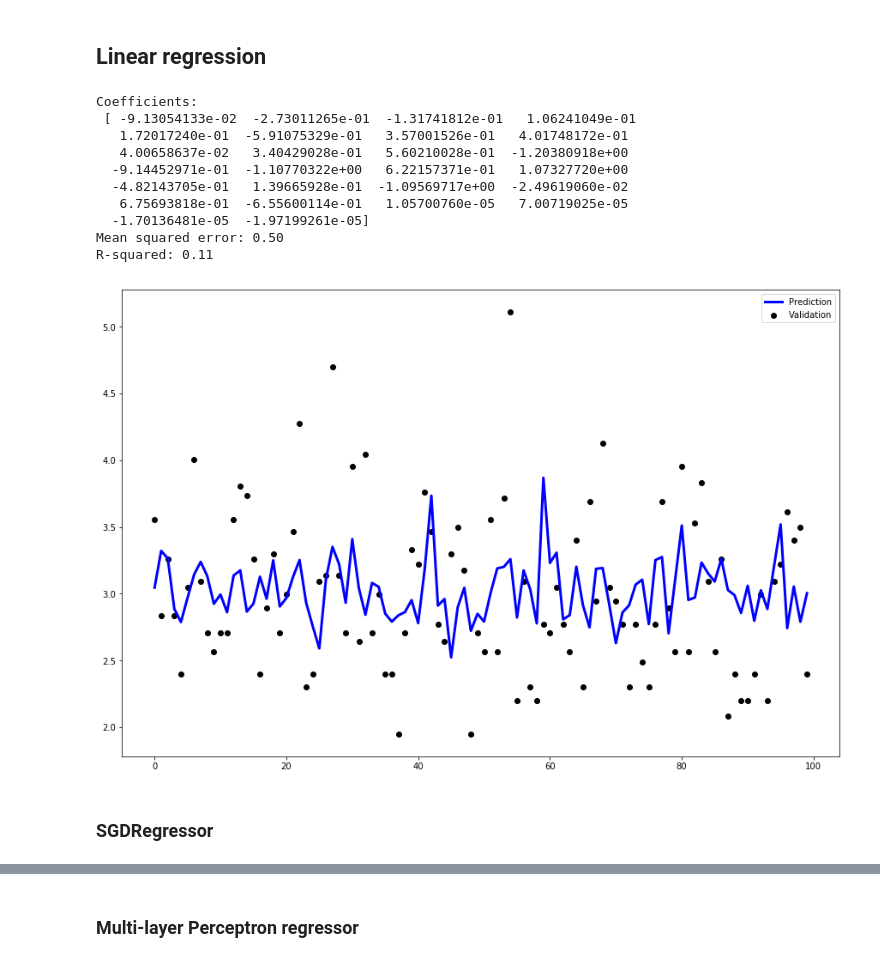
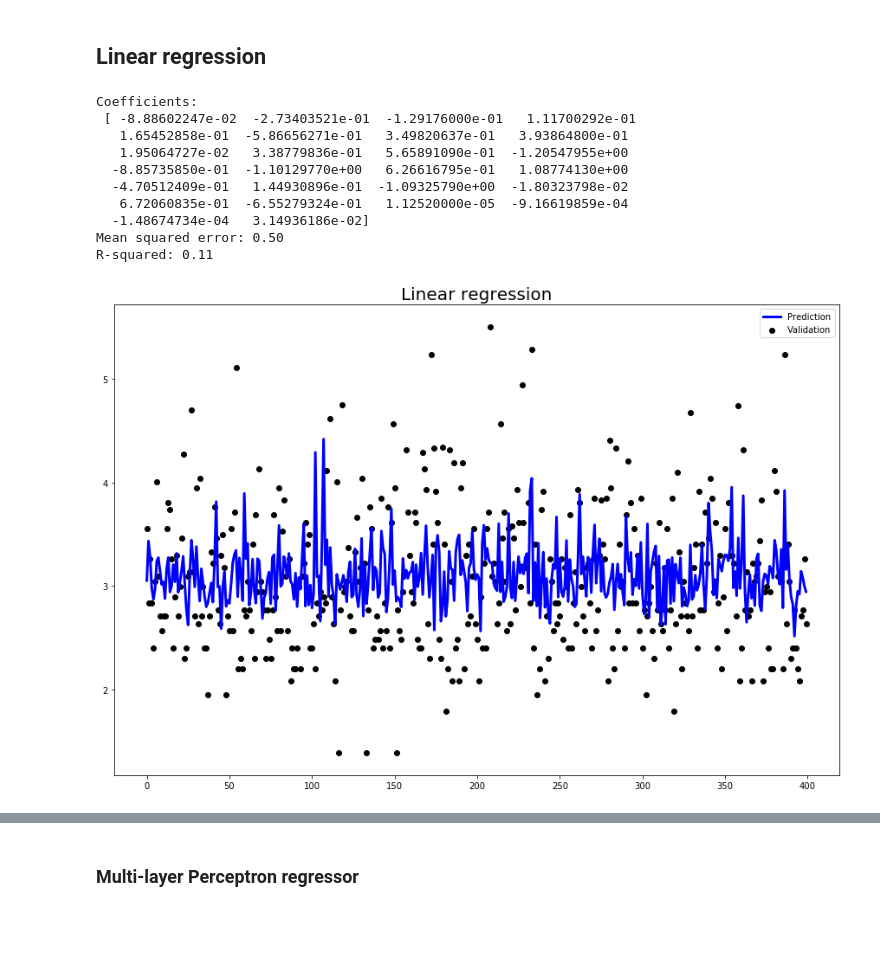
Before and after one commit to vlapparov/NLP-Prediction-Python-Project, a Jupyter notebook: Prediction part.ipynb, the cells around one changed output, grey strips where cells are left out. Drawn from its saved outputs; the diff is of its cells as text; code cells hidden in the pictures; blank space fills up the shorter version.

```diff
--- a/Prediction part.ipynb
+++ b/Prediction part.ipynb
@@ -68 +74,12 @@ Handling categorical variables for train set...
 Finished!
+# %%
+# Main category
+
+print("Handling categorical variables for 'main_cat'...")
+lbl_enc_main_cat = LabelEncoder()
+
+lbl_enc_main_cat.fit(np.hstack([train.main_cat, test.main_cat]))
+train['main_category'] = lbl_enc_main_cat.transform(train.main_cat)
+test['main_category'] = lbl_enc_main_cat.transform(test.main_cat)
+
+print("Finished!")
@@ -69,14 +89,12 @@ Finished!
 # %%
-# Validation set
-print("Handling categorical variables for test set...")
-#lbl_enc = LabelEncoder()
+# Subcategory 1
 
-lbl_enc.fit(np.hstack([test.brand_name, test.main_cat, test.subcat_1, test.subcat_2]))
-test['brand'] = lbl_enc.transform(test.brand_name)
-test['category_1'] = lbl_enc.transform(test.main_cat)
-test['category_2'] = lbl_enc.transform(test.subcat_1)
-test['category_3'] = lbl_enc.transform(test.subcat_2)
+print("Handling categorical variables for 'subcat_1'...")
+lbl_enc_subcat_1 = LabelEncoder()
 
+lbl_enc_subcat_1.fit(np.hstack([train.subcat_1, test.subcat_1]))
+train['category_1'] = lbl_enc_subcat_1.transform(train.subcat_1)
+test['category_1'] = lbl_enc_subcat_1.transform(test.subcat_1)
 
 print("Finished!")
 # %% [output]
@@ -84 +102,12 @@ Handling categorical variables for test set...
 Finished!
+# %%
+# Subcategory 2
+
+print("Handling categorical variables for 'subcat_2'...")
+lbl_enc_subcat_2 = LabelEncoder()
+
+lbl_enc_subcat_2.fit(np.hstack([train.subcat_2, test.subcat_2]))
+train['category_2'] = lbl_enc_subcat_2.transform(train.subcat_2)
+test['category_2'] = lbl_enc_subcat_2.transform(test.subcat_2)
+
+print("Finished!")
@@ -187,33 +227,32 @@ predictions_lm = lm.predict(X_valid)
 # %%
 # The coefficients
 print('Coefficients: \n', lm.coef_)
 
 # The mean squared error
 print("Mean squared error: %.2f"
       % mean_squared_error(y_valid, predictions_lm))
 
 # Explained variance score: 1 is perfect prediction
 print('R-squared: %.2f' % r2_score(y_valid, predictions_lm))
 
 # Plot outputs
 plt.figure(figsize=(15,10))
-plt.scatter(range(100), y_valid[0:100],  color='black', label="Validation")
-plt.plot(range(100), predictions_lm[0:100], color='blue', linewidth=3, label="Prediction")
-
+nb_points = 400
+plt.scatter(range(nb_points), y_valid[0:nb_points],  color='black', label="Validation")
+plt.plot(range(nb_points), predictions_lm[0:nb_points], color='blue', linewidth=3, label="Prediction")
+plt.title ('Linear regression', fontsize = 20)
 plt.legend()
 
 plt.show()
 # %% [output]
 Coefficients:
- [ -9.13054133e-02  -2.73011265e-01  -1.31741812e-01   1.06241049e-01
-   1.72017240e-01  -5.91075329e-01   3.57001526e-01   4.01748172e-01
-   4.00658637e-02   3.40429028e-01   5.60210028e-01  -1.20380918e+00
-  -9.14452971e-01  -1.10770322e+00   6.22157371e-01   1.07327720e+00
-  -4.82143705e-01   1.39665928e-01  -1.09569717e+00  -2.49619060e-02
-   6.75693818e-01  -6.55600114e-01   1.05700760e-05   7.00719025e-05
-  -1.70136481e-05  -1.97199261e-05]
+ [ -8.88602247e-02  -2.73403521e-01  -1.29176000e-01   1.11700292e-01
+   1.65452858e-01  -5.86656271e-01   3.49820637e-01   3.93864800e-01
+   1.95064727e-02   3.38779836e-01   5.65891090e-01  -1.20547955e+00
+  -8.85735850e-01  -1.10129770e+00   6.26616795e-01   1.08774130e+00
+  -4.70512409e-01   1.44930896e-01  -1.09325790e+00  -1.80323798e-02
+   6.72060835e-01  -6.55279324e-01   1.12520000e-05  -9.16619859e-04
+  -1.48674734e-04   3.14936186e-02]
 Mean squared error: 0.50
 R-squared: 0.11
-[figure, old version]
+[figure, new version]
-# %% [markdown]
-### SGDRegressor
```
Also changed, not shown: parts of 20 cells of this notebook.
